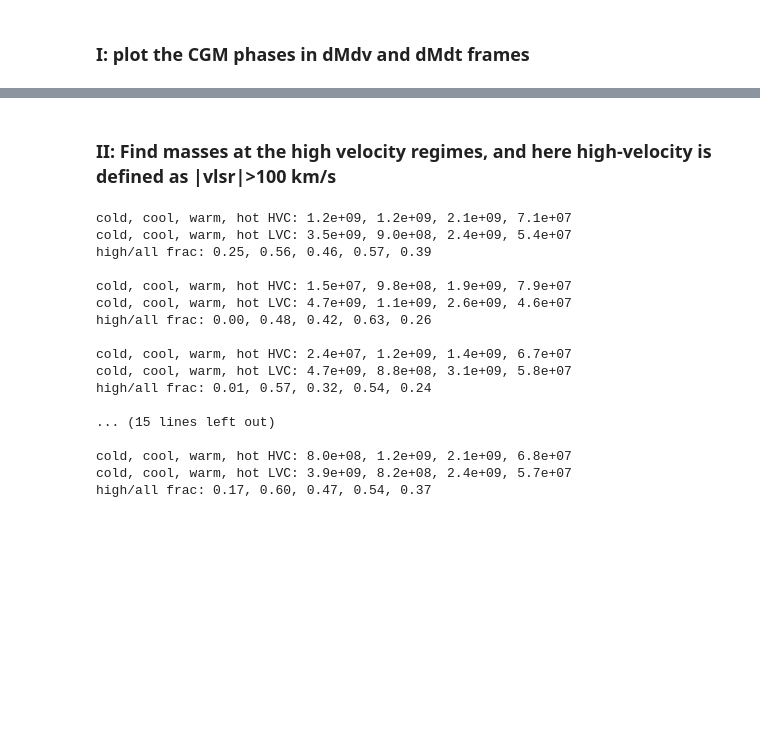
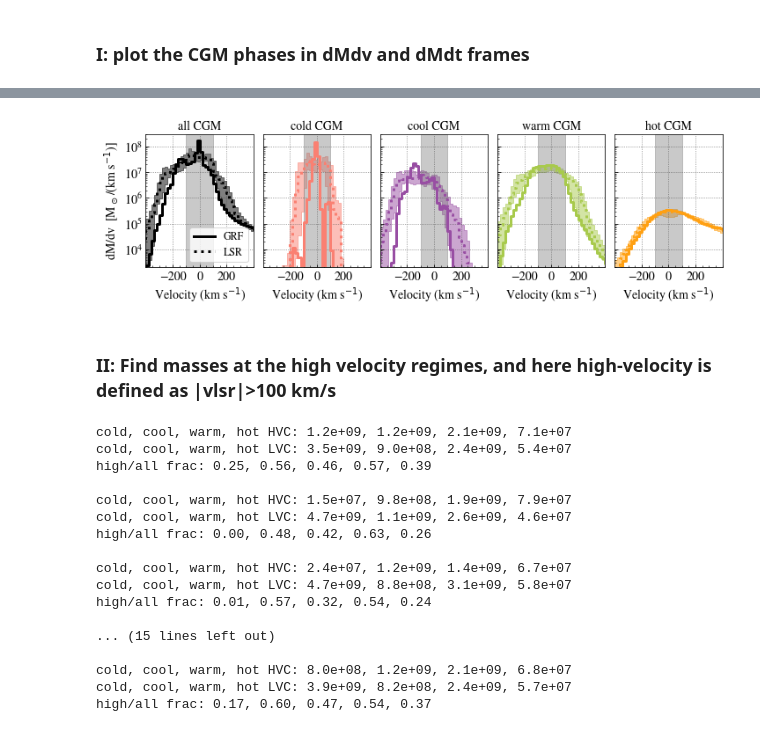
Before and after one commit to foggie-sims/foggie, a Jupyter notebook: foggie/mocky_way/dMdv_dMdt.ipynb, the cells around one changed output, grey strips where cells are left out. Drawn from its saved outputs; the diff is of its cells as text; code cells hidden in the pictures; blank space fills up the shorter version.

```diff
--- a/foggie/mocky_way/dMdv_dMdt.ipynb
+++ b/foggie/mocky_way/dMdv_dMdt.ipynb
@@ -337,3 +395,79 @@ fig.savefig('figs/dM_dt/nref11n_nref10f_DD2175_dMdv_dMdt_%s_allphases.pdf'%(obj_
+# %%
+fig = plt.figure(figsize=(10, 3.))
+width = 0.17
+gap = 0.015
+
+for i, phase_tag in enumerate(['all', 'cold', 'cool', 'warm', 'hot']):
+    ##### get data ####
+    # now decide which phase to plot things on ###
+    # phase_tag = 'cold'
+    this_phase = which_phase_to_plot(tag=phase_tag)
+    color = this_phase[0]
+    dMdv_sun = this_phase[1]
+    dMdv_gc = this_phase[2]
+    dMdt_sun = this_phase[3]
+    dMdt_gc = this_phase[4]
+    vel = dv_bins
+
+    # find the range of the variation and the median value of the total eight location
+    dMdv_sun_mean = np.mean(dMdv_sun, axis=0)
+    dMdv_sun_min = np.min(dMdv_sun, axis=0)
+    dMdv_sun_max = np.max(dMdv_sun, axis=0)
+
+    dMdv_gc_mean = np.mean(dMdv_gc, axis=0)
+    dMdv_gc_min = np.min(dMdv_gc, axis=0)
+    dMdv_gc_max = np.max(dMdv_gc, axis=0)
+
+    dMdt_sun_mean = np.mean(dMdt_sun, axis=0)
+    dMdt_sun_min = np.min(dMdt_sun, axis=0)
+    dMdt_sun_max = np.max(dMdt_sun, axis=0)
+
+    dMdt_gc_mean = np.mean(dMdt_gc, axis=0)
+    dMdt_gc_min = np.min(dMdt_gc, axis=0)
+    dMdt_gc_max = np.max(dMdt_gc, axis=0)
+
+    ###################################################################
+    #ax1 = fig.add_axes([0.08+width*i, 0.5, width, 0.45])
+    #ax2 = fig.add_axes([0.08+width*i, 0.1, width, 0.38])
+    ax1 = fig.add_axes([0.07+i*(width+gap), 0.2, width, 0.7])
+    # fig_tag = all_tags[i]
+
+    ### plot
+    ax1.step(vel, dMdv_gc_mean, color=color, linestyle=gc_ls, linewidth=gc_lw, label='GRF')
+    ax1.step(vel, dMdv_sun_mean, color=color, linestyle=sun_ls, linewidth=sun_lw, label='LSR')
+    ax1.fill_between(vel, dMdv_sun_min, dMdv_sun_max, step="pre", alpha=0.5, color=color)
+
+    ax1.set_yscale('log')
+    ax1.set_xlim(vmin, vmax)
+    ax1.set_ylim(ymin1, ymax1)
+    ax1.minorticks_on()
+    if i == 0:
+        ax1.legend(fontsize=fs-2, loc='lower right')
+    ax1.fill_between([-100, 100], ymin1, ymax1, color=plt.cm.Greys(0.6), alpha=0.4)
+    ax1.set_title(r'%s CGM'%(phase_tag), fontsize=fs)
+
+    ax1.minorticks_on()
+    ax1.set_xlim(vmin, vmax)
+    ax1.grid(linestyle=':', alpha=0.7, color=plt.cm.Greys(0.8))
+    ax1.set_xticks([-200, 0, 200])
+    for tick in ax1.xaxis.get_major_ticks():
+        tick.label.set_fontsize(fs)
+    for tick in ax1.yaxis.get_major_ticks():
+        tick.label.set_fontsize(fs)
+    ax1.set_xlabel(r'Velocity (km s$^{-1}$)', fontsize=fs)
+
+    ax1.tick_params(direction='in', which='both')
+
+    # only need this for the first column
+    if phase_tag == 'all':
+        ax1.set_ylabel(r'dM/dv  [M$_\odot$/(km s$^{-1}$)]', fontsize=fs)
+    else:
+        ax1.set_yticklabels([])
+
+fig.savefig('figs/dM_dt/nref11n_nref10f_DD2175_dMdv_%s_allphases.pdf'%(obj_tag))
+# fig.savefig('/Users/Yong/Desktop/save.pdf')
+# %% [output]
+[figure, added]
 # %% [markdown]
 ### II: Find masses at the high velocity regimes, and here high-velocity is defined as |vlsr|>100 km/s
 # %%
```
Also changed, not shown: parts of 14 cells of this notebook, 29 other files.
